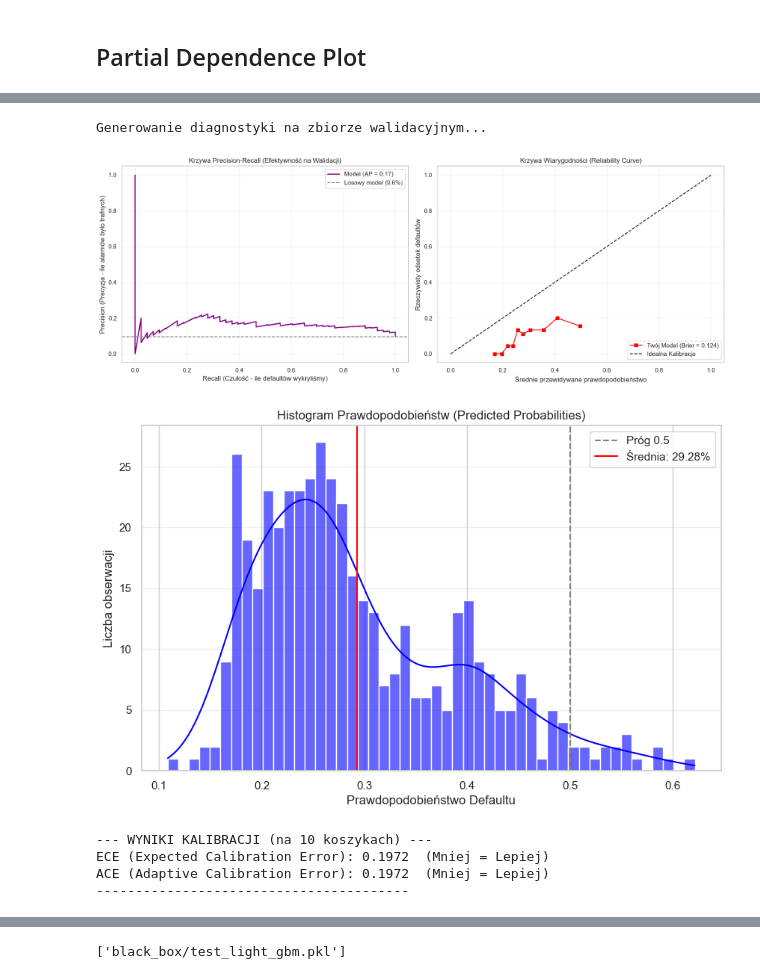
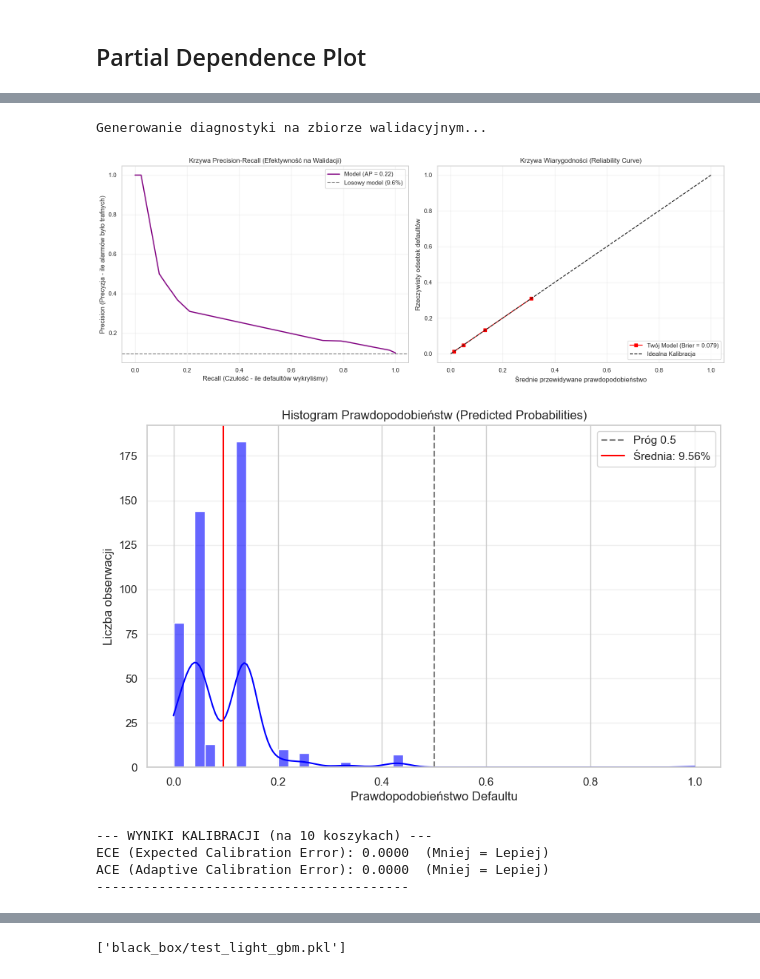
Before and after one commit to Karol315/Interpretability_of_machine_learning_project, a Jupyter notebook: BlackBox.ipynb, the cells around one changed output, grey strips where cells are left out. Drawn from its saved outputs; the diff is of its cells as text; code cells hidden in the pictures.

Commit message:
calibration on blackbox finaly works

```diff
--- a/BlackBox.ipynb
+++ b/BlackBox.ipynb
@@ -892,32 +894,5 @@ plt.show()
 # %% [output]
 [figure]
 # %%
-
-def calculate_model_metrics(model, X_val, y_val):
-    y_pred_proba = model.predict_proba(X_val)[:, 1]
-
-    roc_auc = roc_auc_score(y_val, y_pred_proba)
-
-    pr_auc = average_precision_score(y_val, y_pred_proba)
-
-    probs_class_1 = y_pred_proba[y_val == 1]
-    probs_class_0 = y_pred_proba[y_val == 0]
-
-    ks_statistic, p_value = ks_2samp(probs_class_1, probs_class_0)
-
-    ll = log_loss(y_val, y_pred_proba)
-
-    brier = brier_score_loss(y_val, y_pred_proba)
-
-    metrics_df = pd.DataFrame({
-        'Metryka': ['AUC ROC', 'PR-AUC', 'KS Statistic', 'Log-loss', 'Brier Score'],
-        'Wartość': [roc_auc, pr_auc, ks_statistic, ll, brier]
-    })
-
-    return metrics_df, y_pred_proba
-
-metrics_table, probs = calculate_model_metrics(model3, X_val_selected, y_val)
-
-print("WYNIKI MODELU NA ZBIORZE WALIDACYJNYM:")
-print(metrics_table.to_string(index=False, float_format="%.4f"))
+results(model3, X_train_selected, y_train_t,X_val_selected, y_val_t)
 # %% [output]
@@ -1149,10 +1126,10 @@ def plot_validation_diagnostics(model, X_val, y_val):
     plt.show()
 
 print("Generowanie diagnostyki na zbiorze walidacyjnym...")
-plot_validation_diagnostics(model3, X_val_selected, y_val_t)
+plot_validation_diagnostics(cal_model, X_val_selected, y_val_t)
 # %% [output]
 Generowanie diagnostyki na zbiorze walidacyjnym...
-[figure, old version]
+[figure, new version]
 # %%
 def analyze_calibration_metrics(model, X, y_true, n_bins=10):
     probs = model.predict_proba(X)[:, 1]
@@ -1161,38 +1138,38 @@ def analyze_calibration_metrics(model, X, y_true, n_bins=10):
     plt.title('Histogram Prawdopodobieństw (Predicted Probabilities)')
     plt.xlabel('Prawdopodobieństwo Defaultu')
     plt.ylabel('Liczba obserwacji')
     plt.axvline(0.5, color='gray', linestyle='--', label='Próg 0.5')
 
     mean_prob = np.mean(probs)
     plt.axvline(mean_prob, color='red', linestyle='-', label=f'Średnia: {mean_prob:.2%}')
     plt.legend()
     plt.grid(axis='y', alpha=0.3)
     plt.show()
 
     prob_true_uni, prob_pred_uni = calibration_curve(y_true, probs, n_bins=n_bins, strategy='uniform')
 
     bin_counts, _ = np.histogram(probs, bins=np.linspace(0, 1, n_bins + 1))
     non_empty_bins = bin_counts > 0
 
     weights = bin_counts[non_empty_bins] / len(probs)
 
     ece = np.average(np.abs(prob_pred_uni - prob_true_uni), weights=weights)
 
     prob_true_q, prob_pred_q = calibration_curve(y_true, probs, n_bins=n_bins, strategy='quantile')
 
     ace = np.mean(np.abs(prob_pred_q - prob_true_q))
 
     print(f"--- WYNIKI KALIBRACJI (na {n_bins} koszykach) ---")
     print(f"ECE (Expected Calibration Error): {ece:.4f}  (Mniej = Lepiej)")
     print(f"ACE (Adaptive Calibration Error): {ace:.4f}  (Mniej = Lepiej)")
     print("-" * 40)
 
-analyze_calibration_metrics(model3, X_val_selected, y_val_t, n_bins=10)
+analyze_calibration_metrics(cal_model, X_val_selected, y_val_t, n_bins=10)
 # %% [output]
-[figure, old version]
+[figure, new version]
 --- WYNIKI KALIBRACJI (na 10 koszykach) ---
-ECE (Expected Calibration Error): 0.1972  (Mniej = Lepiej)
-ACE (Adaptive Calibration Error): 0.1972  (Mniej = Lepiej)
+ECE (Expected Calibration Error): 0.0000  (Mniej = Lepiej)
+ACE (Adaptive Calibration Error): 0.0000  (Mniej = Lepiej)
 ----------------------------------------
 # %%
 def evaluate_post_calibration(model, X, y, segment_col=None):
```
Also changed, not shown: parts of 14 cells of this notebook, 10 other files.
